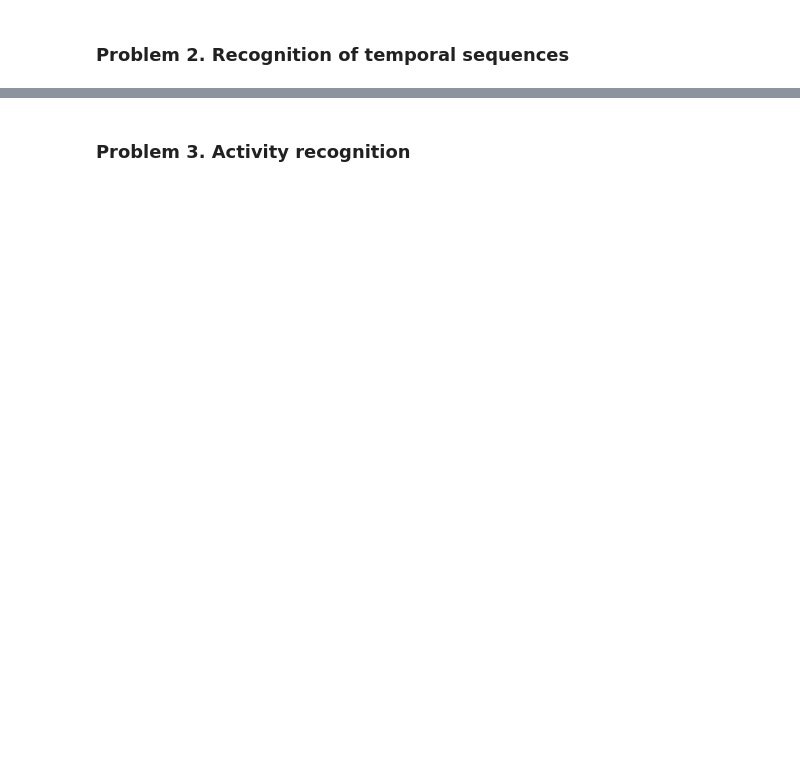
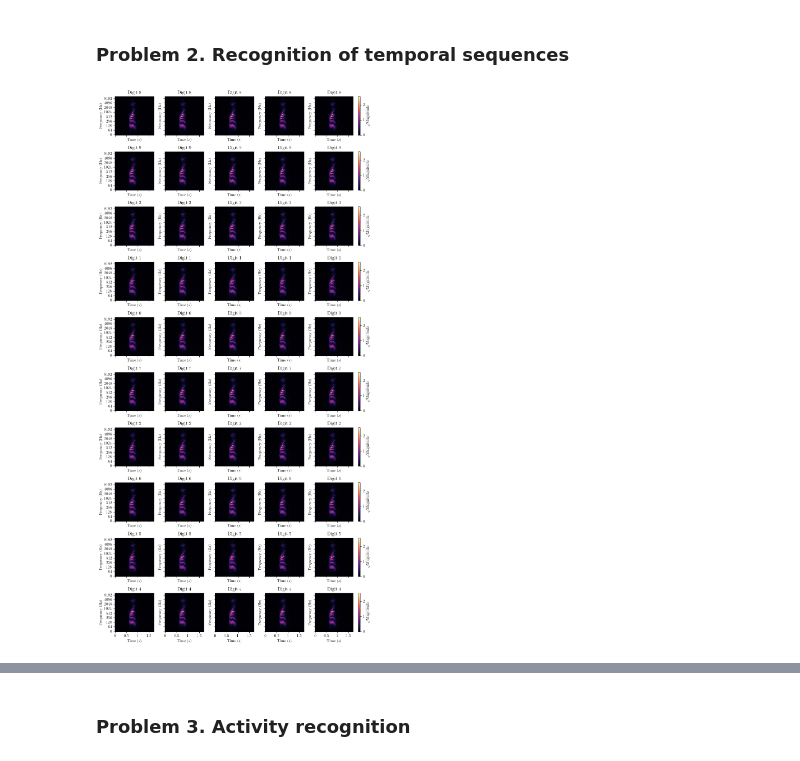
Before and after one commit to hongbozheng/machine-learning-signal-processing, a Jupyter notebook: problem_set_4/CS_545_Problem_Set_4_Zheng_Hongbo.ipynb, the cells around one changed output, grey strips where cells are left out. Saved outputs shown, nothing was run; the diff lists cells and outputs as text; code cells hidden in the pictures; blank space fills up the shorter version.

```diff
--- a/problem_set_4/CS_545_Problem_Set_4_Zheng_Hongbo.ipynb
+++ b/problem_set_4/CS_545_Problem_Set_4_Zheng_Hongbo.ipynb
@@ -271,34 +258,36 @@ N_MFCC = 20
 # %%
 num_map = {"zero": 0, "one": 1, "two": 2, "three": 3, "four": 4,
            "five": 5, "six": 6, "seven": 7, "eight": 8, "nine": 9}
 
 dataset_dir = "digits"
 digit_dirs = os.listdir(path=dataset_dir)
 
-fig, axs = plt.subplots(10, 5, figsize=(10, 20), gridspec_kw={"width_ratios": [1, 1, 1, 1, 1.3]},
-                        sharex=True, sharey=True)
+fig, axs = matplotlib.pyplot.subplots(10, 5, figsize=(10, 20), gridspec_kw={"width_ratios": [1, 1, 1, 1, 1.3]},
+                                      sharex=True, sharey=True)
 matplotlib.pyplot.subplots_adjust(left=0.05, right=0.95, bottom=0.05, top=0.95, wspace=0.50, hspace=0.50)
 
 for i, digit_dir in enumerate(digit_dirs):
     for j in range(5):
         audio_filepath = f"digits/{digit_dir}/{digit_dir}_{j}.wav"
         y, _ = librosa.load(path="digits/one/one_0.wav", sr=SAMPLING_RATE, dtype=numpy.float64)
         spec = librosa.stft(y=y, n_fft=N_FFT, hop_length=HOP_LENGTH, win_length=WIN_LENGTH)
         spec = numpy.abs(spec)
         spec_sqrt = numpy.sqrt(spec)
         img = librosa.display.specshow(data=spec_sqrt, sr=SAMPLING_RATE, hop_length=HOP_LENGTH, n_fft=N_FFT,
                                        win_length=WIN_LENGTH, x_axis='s', y_axis="log", ax=axs[i, j])
         axs[i, j].set_title(f'Digit {num_map[digit_dir]}')
         axs[i, j].set_xlabel(r'Time $(s)$')
         axs[i, j].set_ylabel(r'Frequency (Hz)')
 
         if j == 4:
             axs[i, j].set_aspect('auto')
             cbar = fig.colorbar(img, ax=axs[i, j], pad=0.1)
             cbar.set_label(label=r"$\sqrt{\textnormal{Magnitude}}$")
 
 matplotlib.pyplot.tight_layout()
 matplotlib.pyplot.show()
+# %% [output]
+[figure, added]
 # %%
 class SpokenDigit():
     def __init__(self, dataset_dir: str, num_map: dict) -> None:
```
Also changed, not shown: parts of 16 cells of this notebook.
